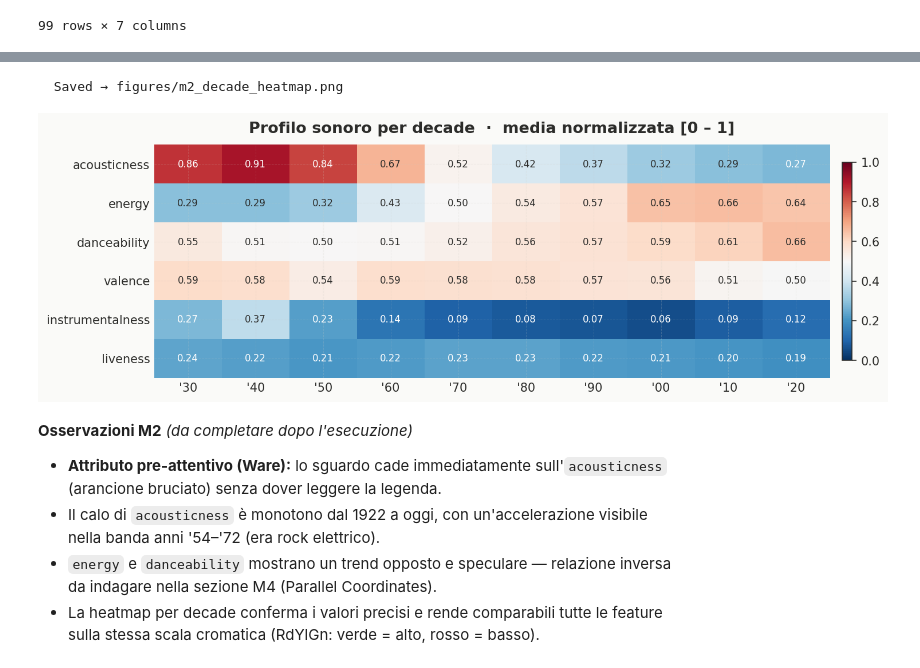
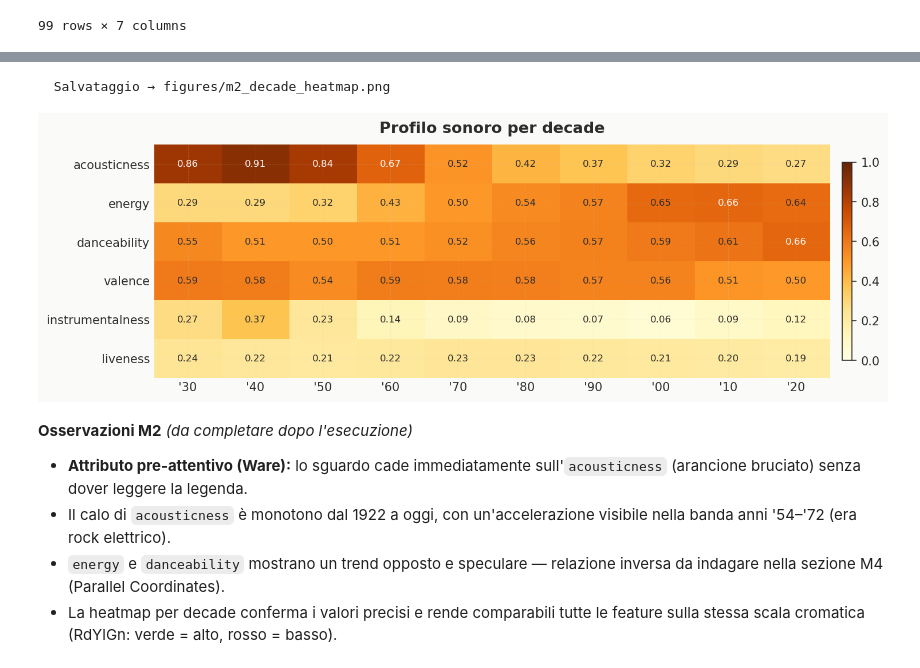
Before and after one commit to arcadiacipolla/La_Trasformazione_del_Suono_-_Scientific_Visualization, a Jupyter notebook: the_shape_of_music.ipynb, the cells around one changed output, grey strips where cells are left out. Cells and saved outputs as stored; diff of their text form; code cells hidden in the pictures.

```diff
--- a/the_shape_of_music.ipynb
+++ b/the_shape_of_music.ipynb
@@ -35,8 +32,8 @@ from IPython.display import display
 
 sys.path.insert(0, '.')
 from src.style import apply_style, save_fig, HIGHLIGHT, MUTED, CLUSTER_PALETTE
-from src.preprocessing import run_pipeline, data_quality_report, AUDIO_FEATURES
+from src.preprocessing import run_preprocessing_pipeline, data_quality_report, AUDIO_FEATURES
 
-#Esegui preprocessing del dataset
-df = run_pipeline()
+# Esegui preprocessing del dataset
+df = run_preprocessing_pipeline()
 # %% [output]
@@ -315,10 +262,8 @@ plt.show()
 [figure]
 # %%
-# ── Heatmap per decade — profilo sonoro aggregato ────────────────────────────
-# Complemento al line plot: mostra i valori precisi per decade in forma
-# tabellare-visiva. Niente radar chart (dipendente dall'ordine degli assi).
+# Heatmap per decade: profilo sonoro aggregato
 
-DECADES = [1930, 1940, 1950, 1960, 1970, 1980, 1990, 2000, 2010, 2020]
+DECADES = list(range(1930, 2020+1,10))
 
 df["decade"] = (df["year"] // 10 * 10).astype(int)
 decade_means = (
@@ -332,38 +277,38 @@ apply_style(ax)
 
 im = ax.imshow(
     decade_means.T,
     aspect="auto",
-    cmap="RdBu_r",   # divergente colorblind-safe (rosso=basso, blu=alto),
+    cmap="YlOrBr", # colorblind-safe,
     vmin=0, vmax=1,
     interpolation="nearest"
 )
 
 ax.set_xticks(range(len(DECADES)))
 ax.set_xticklabels([f"'{str(d)[2:]}" for d in DECADES], fontsize=10)
 ax.set_yticks(range(len(FEATURES_PLOT)))
 ax.set_yticklabels(FEATURES_PLOT, fontsize=10)
 
 # Annota ogni cella con il valore
 for i, feat in enumerate(FEATURES_PLOT):
     for j, dec in enumerate(DECADES):
         val = decade_means.loc[dec, feat]
-        txt_color = "white" if (val < 0.28 or val > 0.72) else "#2C2C2A"
+        txt_color = "white" if val > 0.65 else "#2C2C2A"
         ax.text(j, i, f"{val:.2f}", ha="center", va="center",
                 fontsize=8, color=txt_color)
 
-ax.set_title("Profilo sonoro per decade  ·  media normalizzata [0 – 1]", pad=10)
+ax.set_title("Profilo sonoro per decade", pad=10)
 fig.colorbar(im, ax=ax, shrink=0.85, pad=0.015)
 
 for spine in ax.spines.values():
     spine.set_visible(False)
 ax.tick_params(length=0)
 
 plt.tight_layout()
 save_fig(fig, "m2_decade_heatmap")
 plt.show()
 # %% [output]
-  Saved → figures/m2_decade_heatmap.png
+  Salvataggio → figures/m2_decade_heatmap.png
-[figure, old version]
+[figure, new version]
 # %% [markdown]
 **Osservazioni M2** *(da completare dopo l'esecuzione)*
 
```
Also changed, not shown: parts of 23 cells of this notebook.
